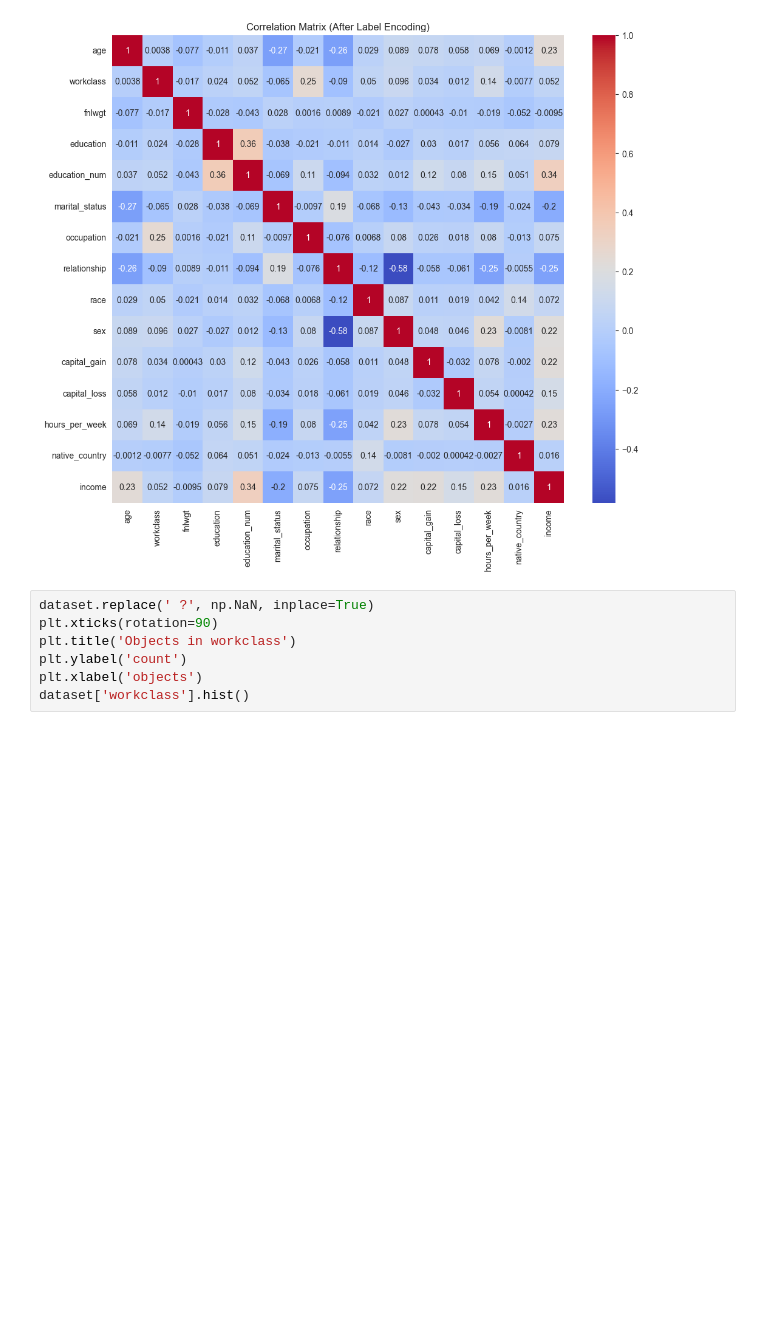
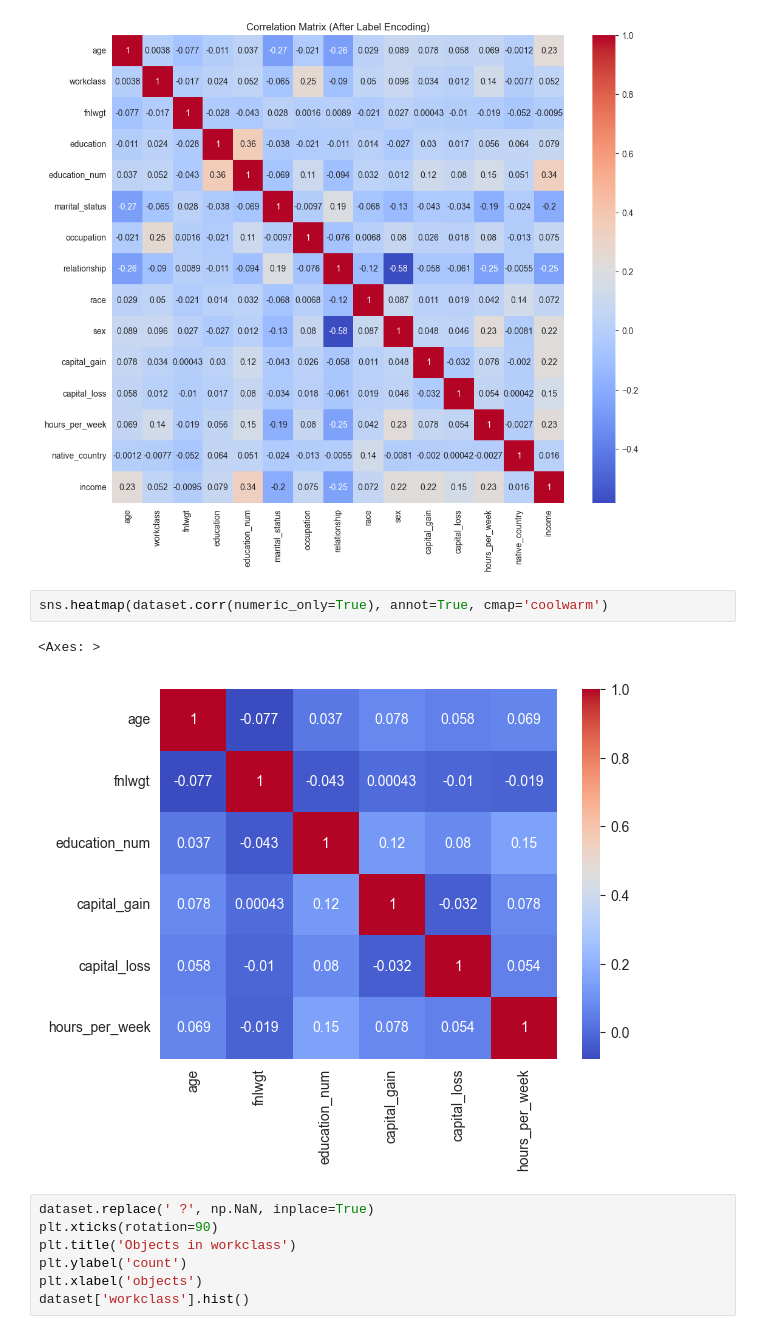
Before and after one commit to Sasha1339/lr3_ai, a Jupyter notebook: task_1.ipynb, the cells around one changed output. Cells and saved outputs as stored; diff of their text form; blank space fills up the shorter version.

```diff
--- a/task_1.ipynb
+++ b/task_1.ipynb
@@ -131,6 +131,11 @@ plt.title('Correlation Matrix (After Label Encoding)')
 plt.show()
 # %% [output]
 [figure]
+# %%
+sns.heatmap(dataset.corr(numeric_only=True), annot=True, cmap='coolwarm')
+# %% [output]
+<Axes: >
+[figure, added]
 # %%
 dataset.replace(' ?', np.NaN, inplace=True)
 plt.xticks(rotation=90)
```
Also changed, not shown: parts of 2 cells of this notebook, 3 other files.
